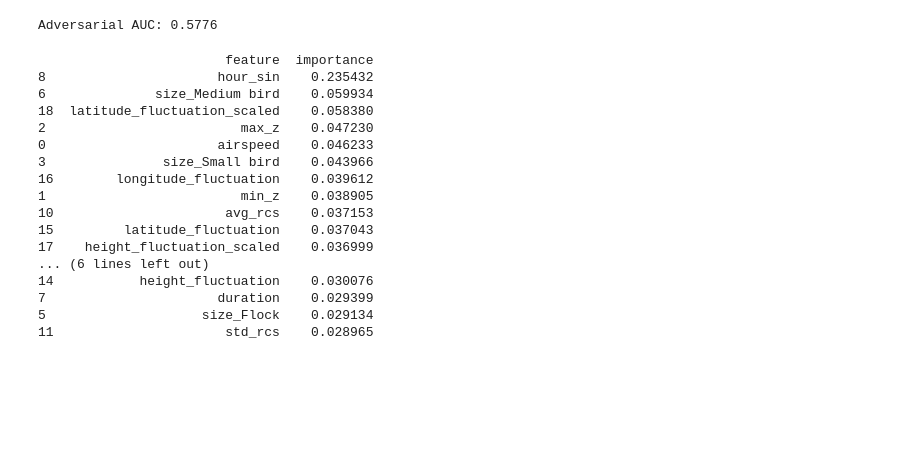
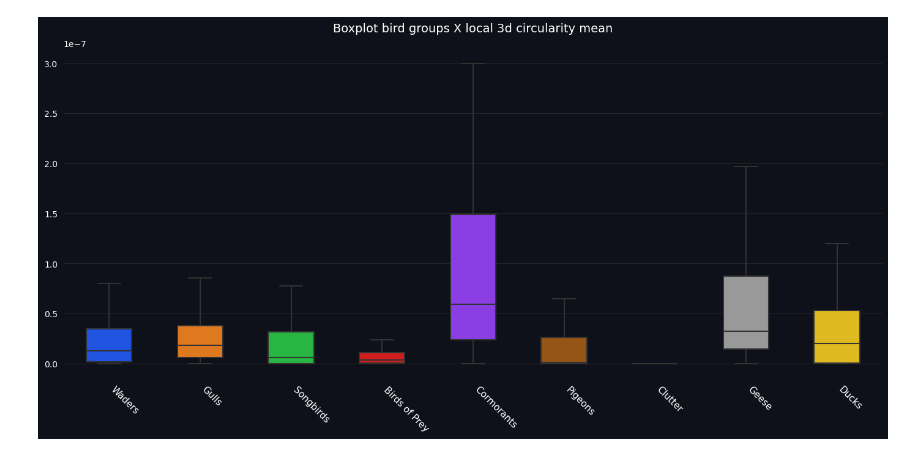
Before and after one commit to Arkantanti/AICup, a Jupyter notebook: src/data.ipynb, the cells around one changed output. Saved outputs shown, nothing was run; the diff lists cells and outputs as text; code cells hidden in the pictures; blank space fills up the shorter version.

Commit message:
chore: cleaning up plots

```diff
--- a/src/data.ipynb
+++ b/src/data.ipynb
@@ -1,55 +1,16 @@
 # %%
 import pandas as pd
+from pre_processing import df_transform_experimental
 df_train = pd.read_csv('../data/train.csv')
 df_test = pd.read_csv('../data/test.csv')
+
+params = {
+    'size_encoding': 'one_hot'
+}
+
+df_train = df_transform_experimental(df_train, params, labels=True)
-# %%
-import numpy as np
-from pre_processing import df_transform_experimental
-params = {
-    'size_encoding': 'one_hot'
-}
-df_train = df_transform_experimental(df_train, params)
-df_test = df_transform_experimental(df_test, params)
-
-X_adv = pd.concat([df_train.drop(columns=['track_id'], errors='ignore'),
-                   df_test.drop(columns=['track_id'], errors='ignore')], axis=0)
-y_adv = np.array([0] * len(df_train) + [1] * len(df_test))
-
-# Train a simple classifier to see if it can tell them apart
-from xgboost import XGBClassifier
-from sklearn.model_selection import cross_val_score
-
-adv_model = XGBClassifier()
-scores = cross_val_score(adv_model, X_adv, y_adv, cv=5, scoring='roc_auc')
-
-print(f"Adversarial AUC: {scores.mean():.4f}")
-# %% [output]
-Adversarial AUC: 0.5776
-# %%
-adv_model.fit(X_adv, y_adv)
-
-# Now you can see the importance
-importances = pd.DataFrame({
-    'feature': X_adv.columns,
-    'importance': adv_model.feature_importances_
-}).sort_values('importance', ascending=False)
-
-print(importances.head(25))
-# %% [output]
-                        feature  importance
-8                      hour_sin    0.235432
-6              size_Medium bird    0.059934
-18  latitude_fluctuation_scaled    0.058380
-2                         max_z    0.047230
-0                      airspeed    0.046233
-3               size_Small bird    0.043966
-16        longitude_fluctuation    0.039612
-1                         min_z    0.038905
-10                      avg_rcs    0.037153
-15         latitude_fluctuation    0.037043
-17    height_fluctuation_scaled    0.036999
-... (6 lines left out)
-14           height_fluctuation    0.030076
-7                      duration    0.029399
-5                    size_Flock    0.029134
-11                      std_rcs    0.028965
+# %%
+from data_analysis import plot_bird_feature
+plot_bird_feature(df_train, "local_3d_circularity_mean")
+# %% [output]
+[figure, added]
```
Also changed, not shown: 3 other files.
